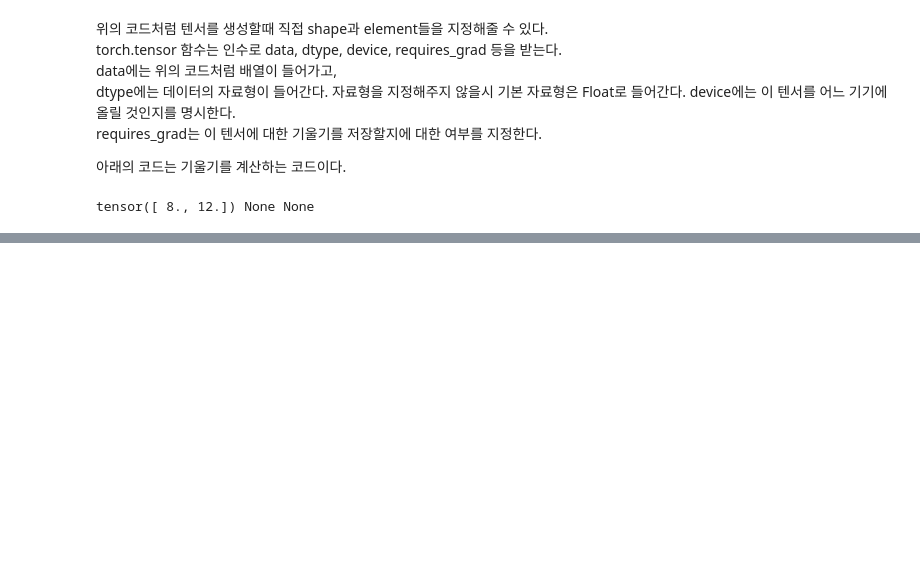
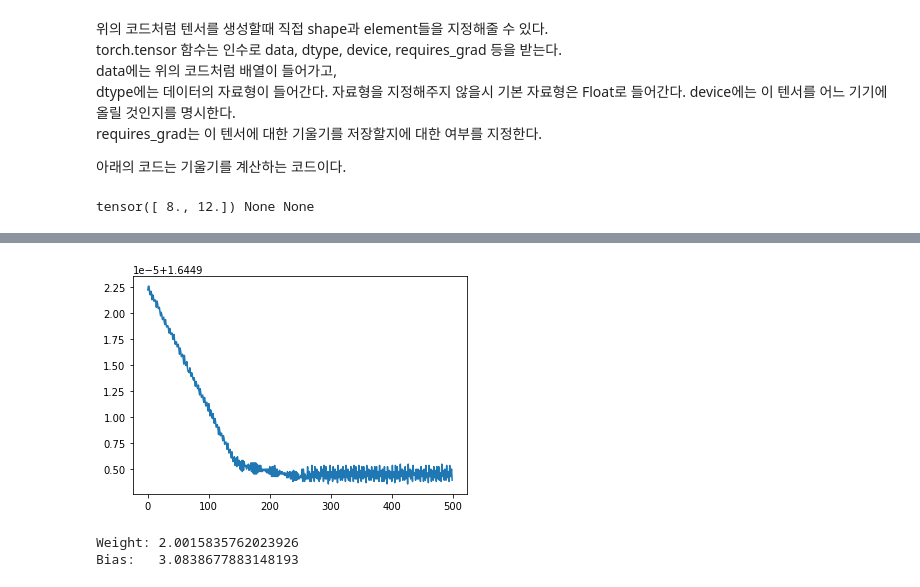
Before and after one commit to Hin1209/Study-Pytorch, a Jupyter notebook: Linear_Regression.ipynb, the cells around one changed output, grey strips where cells are left out. Cells and saved outputs as stored; diff of their text form; code cells hidden in the pictures; blank space fills up the shorter version.

```diff
--- a/Linear_Regression.ipynb
+++ b/Linear_Regression.ipynb
@@ -69,0 +152,13 @@ tensor([ 8., 12.]) None None
+# %%
+# 손실 함수
+plt.plot(loss_arr)
+plt.show()
+# %% [output]
+[figure, added]
+# %%
+# 학습 이후 변수값 확인
+param_list = list(model.parameters())
+print("Weight:",param_list[0].item(),"\nBias:  ",param_list[1].item())
+# %% [output]
+Weight: 2.0015835762023926
+Bias:   3.0838677883148193
```
Also changed, not shown: parts of 11 cells of this notebook.
